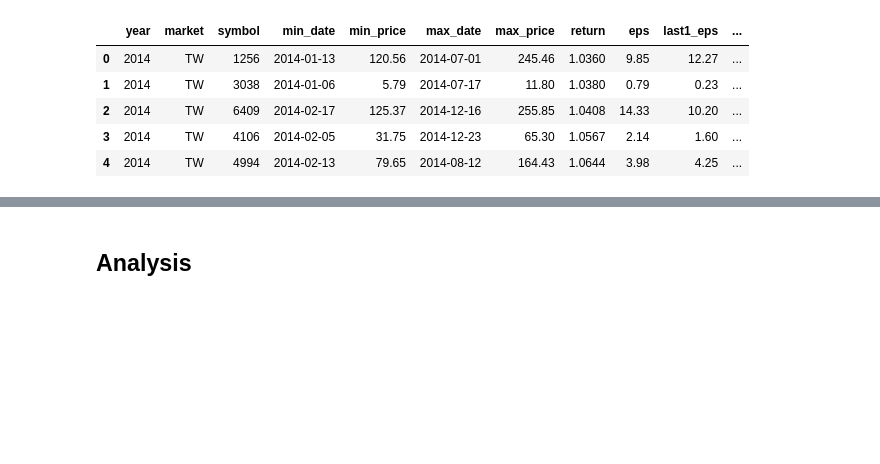
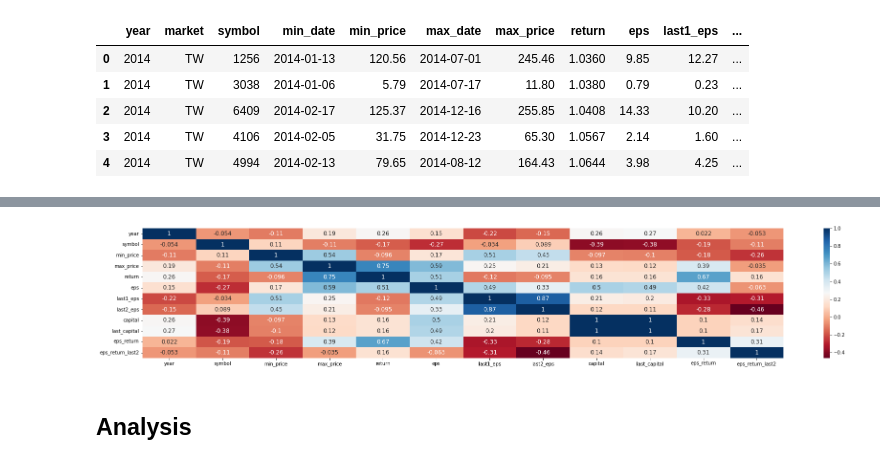
Before and after one commit to JulieKuo/stock, a Jupyter notebook: return_top50.ipynb, the cells around one changed output, grey strips where cells are left out. Cells and saved outputs as stored; diff of their text form; code cells hidden in the pictures; blank space fills up the shorter version.

```diff
--- a/return_top50.ipynb
+++ b/return_top50.ipynb
@@ -190,9 +191,12 @@ df.head()
 | 2 | 2014 | TW | 6409 | 2014-02-17 | 125.37 | 2014-12-16 | 255.85 | 1.0408 | 14.33 | 10.20 | ... |
 | 3 | 2014 | TW | 4106 | 2014-02-05 | 31.75 | 2014-12-23 | 65.30 | 1.0567 | 2.14 | 1.60 | ... |
 | 4 | 2014 | TW | 4994 | 2014-02-13 | 79.65 | 2014-08-12 | 164.43 | 1.0644 | 3.98 | 4.25 | ... |
-# %%
-df = df.query("capital < last_capital")
-df.shape
+# %%
+df = df.query("(min_price >= 10) & (min_price <= 50)")
+df = df.query("eps >= last1_eps")
+df = df.query("(eps > 0) & (last1_eps > 0) & (last2_eps > 0)")
+df = df.query("(eps > (last1_eps * 1.5)) & (last1_eps > (last2_eps * 1.5))")
+df = df.query("capital >= last_capital")
 # %%
-df = df.query("(eps > last1_eps)")
-df.shape
+df["eps_return"] = df.eval("eps / last1_eps - 1")
+df["eps_return_last2"] = df.eval("last1_eps / last2_eps - 1")
@@ -199,3 +223,12 @@ df.shape
+# %%
+import matplotlib.pyplot as plt
+import seaborn as sns
+
+plt.figure(figsize=(30, 5))
+sns.heatmap(data = df.corr(), annot=True, cmap = 'RdBu', annot_kws = {"fontsize": 12})
+plt.show()
+# %% [output]
+[figure, added]
 # %% [markdown]
 ## Analysis
 # %%
```
Also changed, not shown: parts of 5 cells of this notebook.
